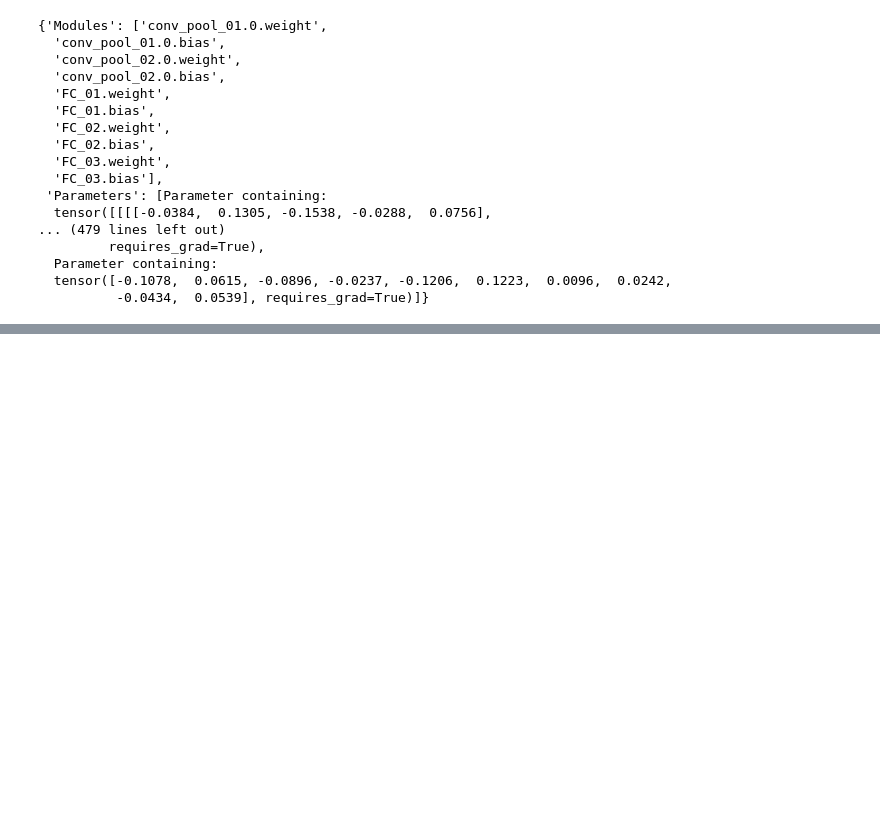
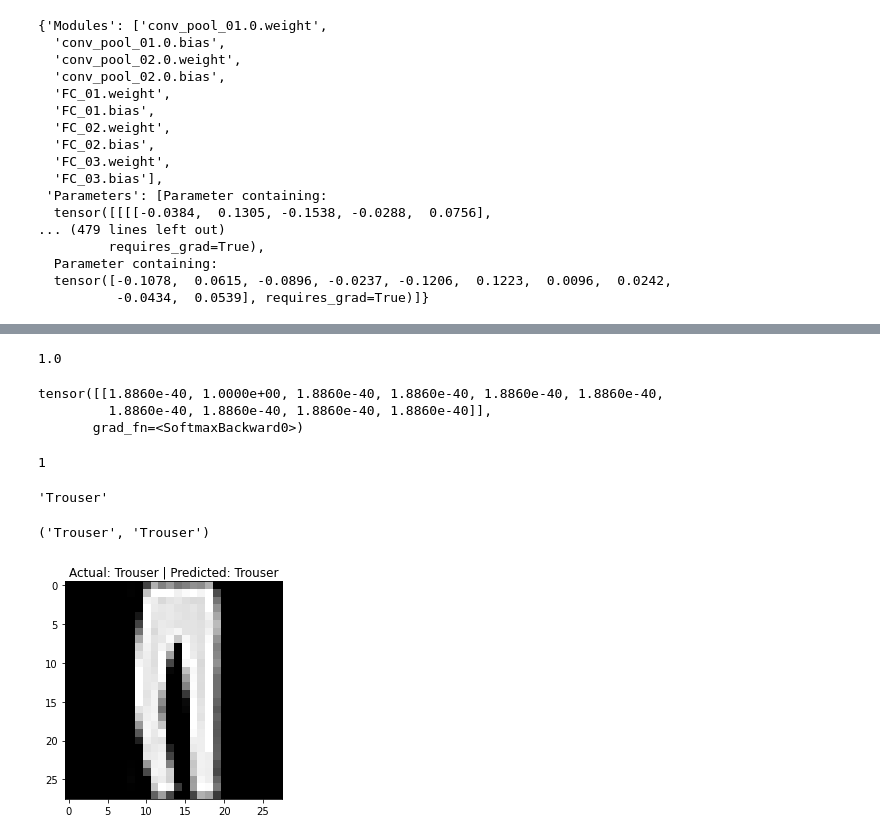
Before and after one commit to ds-fau-ck/PyTorch_Tutorial, a Jupyter notebook: Fashion_MNIST/FasionMnist_with_Pytorch.ipynb, the cells around one changed output, grey strips where cells are left out. Saved outputs shown, nothing was run; the diff lists cells and outputs as text; code cells hidden in the pictures; blank space fills up the shorter version.

Commit message:
update with prediction

```diff
--- a/Fashion_MNIST/FasionMnist_with_Pytorch.ipynb
+++ b/Fashion_MNIST/FasionMnist_with_Pytorch.ipynb
@@ -539,0 +627,43 @@ sns.heatmap(cm, annot=True, fmt='d',xticklabels=label_map_with_val_key.values(),
+# %%
+sum([1.8860e-40, 1.0000e+00, 1.8860e-40, 1.8860e-40, 1.8860e-40, 1.8860e-40,
+         1.8860e-40, 1.8860e-40, 1.8860e-40, 1.8860e-40])
+# %% [output]
+1.0
+# %%
+predicted_prob=F.softmax(logit, dim=1)
+predicted_prob
+# %% [output]
+tensor([[1.8860e-40, 1.0000e+00, 1.8860e-40, 1.8860e-40, 1.8860e-40, 1.8860e-40,
+         1.8860e-40, 1.8860e-40, 1.8860e-40, 1.8860e-40]],
+       grad_fn=<SoftmaxBackward0>)
+# %%
+argmax=torch.argmax(predicted_prob).item()
+argmax
+# %% [output]
+1
+# %%
+label_map_with_val_key[argmax]
+# %% [output]
+'Trouser'
+# %%
+def predict(data, model, label_map, device, idx=0):
+    images, labels=data
+    img=images[idx]
+    label=labels[idx]
+
+    plt.imshow(img.squeeze(), cmap="gray")
+    logit=model(img.unsqueeze(dim=1).to(config.DEVICE))
+    predicted_prob=F.softmax(logit, dim=1)
+    argmax=torch.argmax(predicted_prob).item()
+
+    predicted_label=label_map[argmax]
+    actual_label=label_map[label.item()]
+
+    plt.title(f"Actual: {actual_label} | Predicted: {predicted_label}")
+    plt.axis("off")
+    return predicted_label,actual_label
+# %%
+predict(data, model,label_map_with_val_key, config.DEVICE, idx=2)
+# %% [output]
+('Trouser', 'Trouser')
+[figure, added]
```
Also changed, not shown: parts of 41 cells of this notebook.
